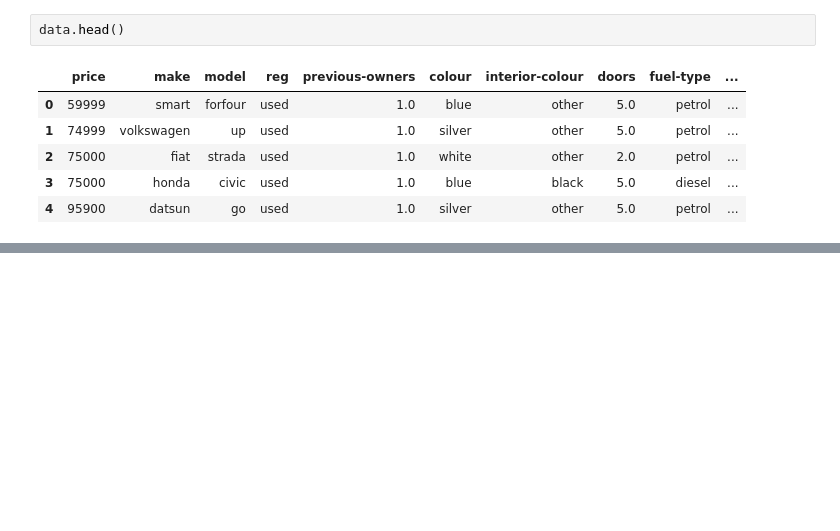
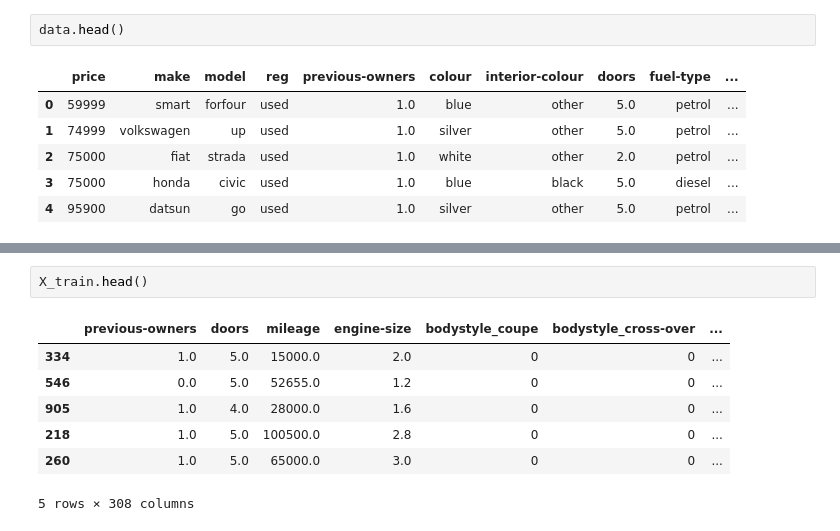
Before and after one commit to shambekela/Namcar-price-predictor, a Jupyter notebook: Car prediction.ipynb, the cells around one changed output, grey strips where cells are left out. Saved outputs shown, nothing was run; the diff lists cells and outputs as text; blank space fills up the shorter version.

```diff
--- a/Car prediction.ipynb
+++ b/Car prediction.ipynb
@@ -578,0 +612,10 @@ data.head()
+# %%
+X_train.head()
+# %% [output]
+|  | previous-owners | doors | mileage | engine-size | bodystyle_coupe | bodystyle_cross-over | ... |
+| 334 | 1.0 | 5.0 | 15000.0 | 2.0 | 0 | 0 | ... |
+| 546 | 0.0 | 5.0 | 52655.0 | 1.2 | 0 | 0 | ... |
+| 905 | 1.0 | 4.0 | 28000.0 | 1.6 | 0 | 0 | ... |
+| 218 | 1.0 | 5.0 | 100500.0 | 2.8 | 0 | 0 | ... |
+| 260 | 1.0 | 5.0 | 65000.0 | 3.0 | 0 | 0 | ... |
+5 rows × 308 columns
```
Also changed, not shown: parts of 18 cells of this notebook.
